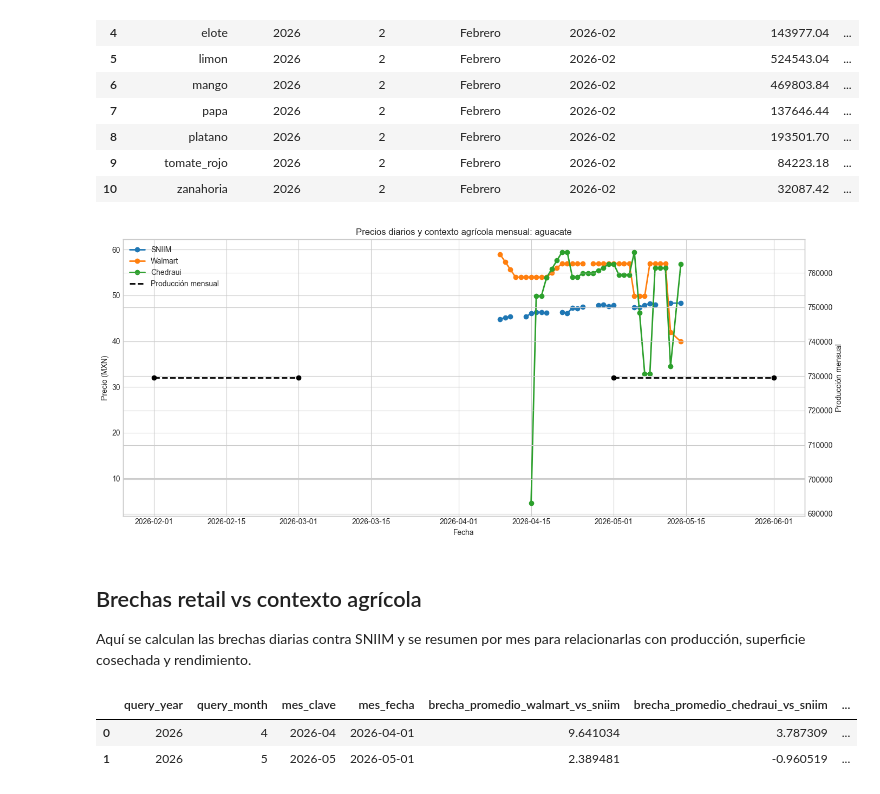
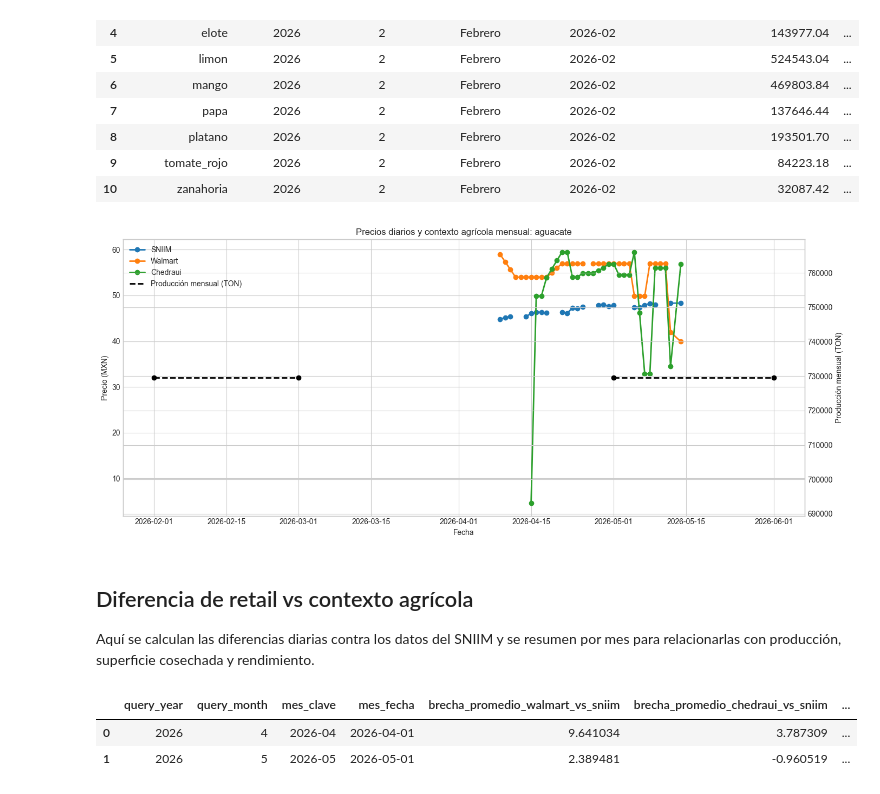
Before and after one commit to armandaske/agro-precios, a Jupyter notebook: notebooks/master_price_eda.ipynb, the cells around one changed output. Cells and saved outputs as stored; diff of their text form; code cells hidden in the pictures.

```diff
--- a/notebooks/master_price_eda.ipynb
+++ b/notebooks/master_price_eda.ipynb
@@ -127,9 +122,9 @@ avance_product_df = avance_monthly_df[
 ].copy().sort_values(["query_year", "query_month"])
 
 metricas_avance_validas = {
-    "avance_total_produccion": "Producción mensual",
-    "avance_total_superficie_cosechada_ha": "Superficie cosechada mensual",
-    "avance_yield_weighted_udm_ha": "Rendimiento mensual",
+    "avance_total_produccion": "Producción mensual (TON)",
+    "avance_total_superficie_cosechada_ha": "Superficie cosechada mensual (HA)",
+    "avance_yield_weighted_udm_ha": "Rendimiento mensual (TON/HA)",
 }
 if METRICA_AVANCE not in metricas_avance_validas:
     raise ValueError(f"METRICA_AVANCE debe ser una de: {list(metricas_avance_validas)}")
@@ -150,38 +145,38 @@ ax_precio.set_ylabel("Precio (MXN)")
 
 ax_avance = ax_precio.twinx()
 if not avance_product_df.empty:
     first_segment = True
     for _, row in avance_product_df.iterrows():
         start = pd.Timestamp(year=int(row["query_year"]), month=int(row["query_month"]), day=1)
         end = start + pd.offsets.MonthBegin(1)
         label = metricas_avance_validas[METRICA_AVANCE] if first_segment else None
         ax_avance.hlines(
             y=row[METRICA_AVANCE],
             xmin=start,
             xmax=end,
             colors="black",
             linestyles="--",
             linewidth=2,
             label=label,
         )
         ax_avance.plot(start, row[METRICA_AVANCE], marker="o", color="black")
         ax_avance.plot(end, row[METRICA_AVANCE], marker="o", color="black")
         first_segment = False
     ax_avance.set_ylabel(metricas_avance_validas[METRICA_AVANCE])
 else:
     ax_avance.set_ylabel("Contexto de Avance no disponible")
 
 handles_1, labels_1 = ax_precio.get_legend_handles_labels()
 handles_2, labels_2 = ax_avance.get_legend_handles_labels()
 ax_precio.legend(handles_1 + handles_2, labels_1 + labels_2, loc="upper left")
 plt.tight_layout()
 plt.show()
 # %% [output]
-[figure, old version]
+[figure, new version]
 # %% [markdown]
-## Brechas retail vs contexto agrícola
+## Diferencia de retail vs contexto agrícola
 
-Aquí se calculan las brechas diarias contra SNIIM y se resumen por mes para relacionarlas con producción, superficie cosechada y rendimiento.
+Aquí se calculan las diferencias diarias contra los datos del SNIIM y se resumen por mes para relacionarlas con producción, superficie cosechada y rendimiento.
 # %%
 # Calculamos las brechas solo donde exista SNIIM como referencia diaria.
 spread_df = product_df[["run_date", "canonical_product", "query_year", "query_month"]].copy()
```
Also changed, not shown: parts of 8 cells of this notebook, 2 other files.
